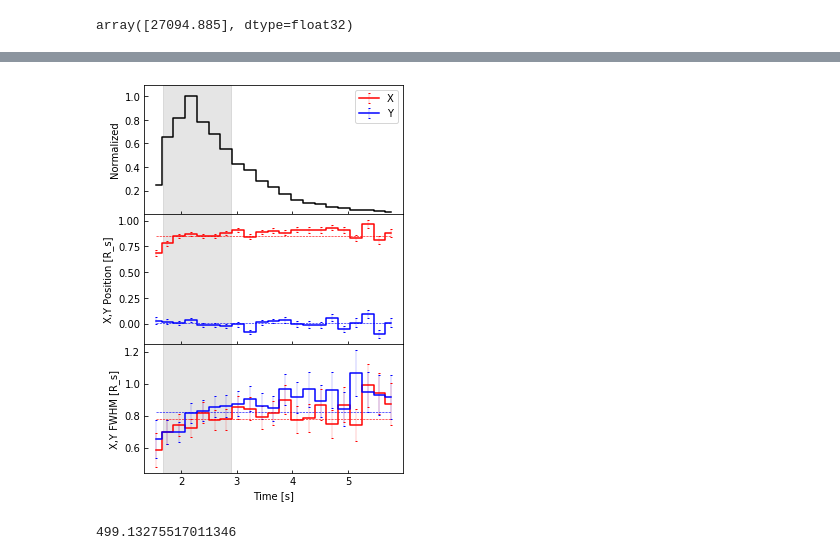
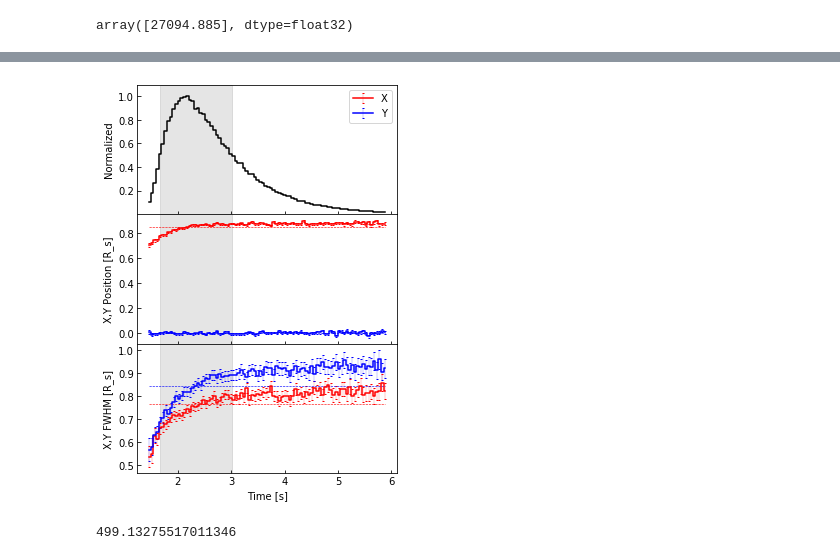
Before and after one commit to peijin94/SunRay, a Jupyter notebook: ray_statistical.ipynb, the cells around one changed output, grey strips where cells are left out. Cells and saved outputs as stored; diff of their text form; code cells hidden in the pictures.

```diff
--- a/ray_statistical.ipynb
+++ b/ray_statistical.ipynb
@@ -66,9 +70,9 @@ XYDistributionImageHist(x_im_stat,y_im_stat,bins_data=np.linspace(-2.5,2.5,100)
 # %%
 from sunRay.showPlot import XYVariationPlot
 
-XYVariationPlot(x_im_stat,y_im_stat,t_reach_stat,weights_stat,t_step = 0.2)
+XYVariationPlot(x_im_stat,y_im_stat,t_reach_stat,weights_stat,t_step = 0.05)
 # %% [output]
-[figure, old version]
+[figure, new version]
 # %%
 hst = plt.hist(t_reach_1au_stat,150,weights=np.exp(-tau_stat))
 # %%
```
Also changed, not shown: parts of 8 cells of this notebook, 4 other files.
